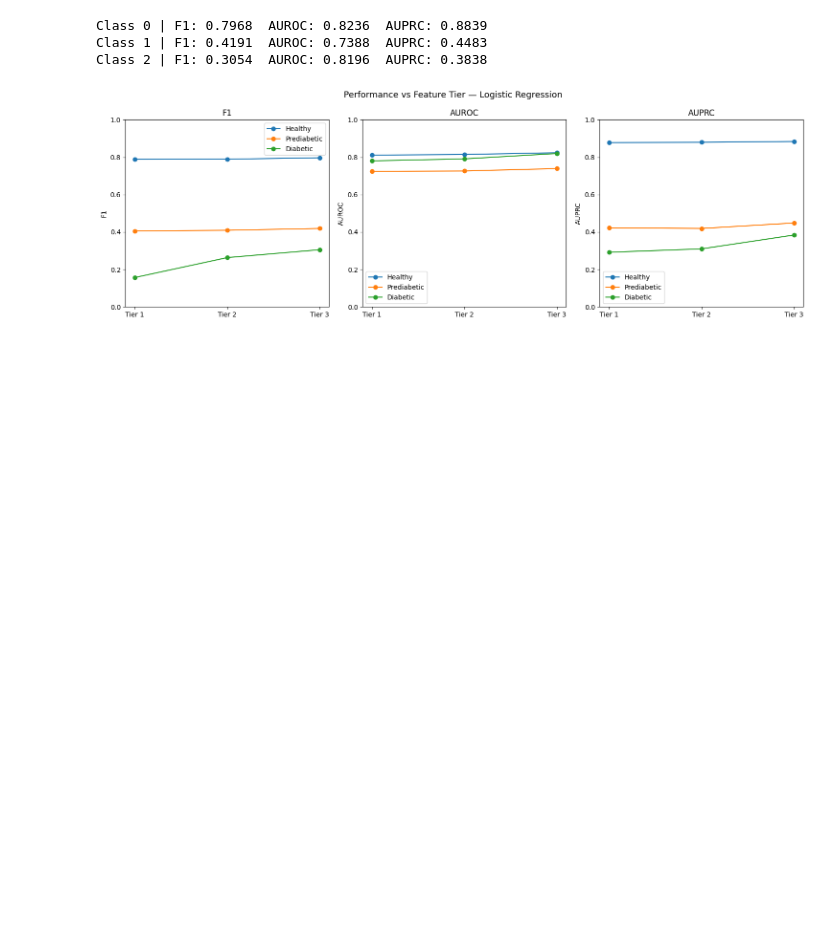
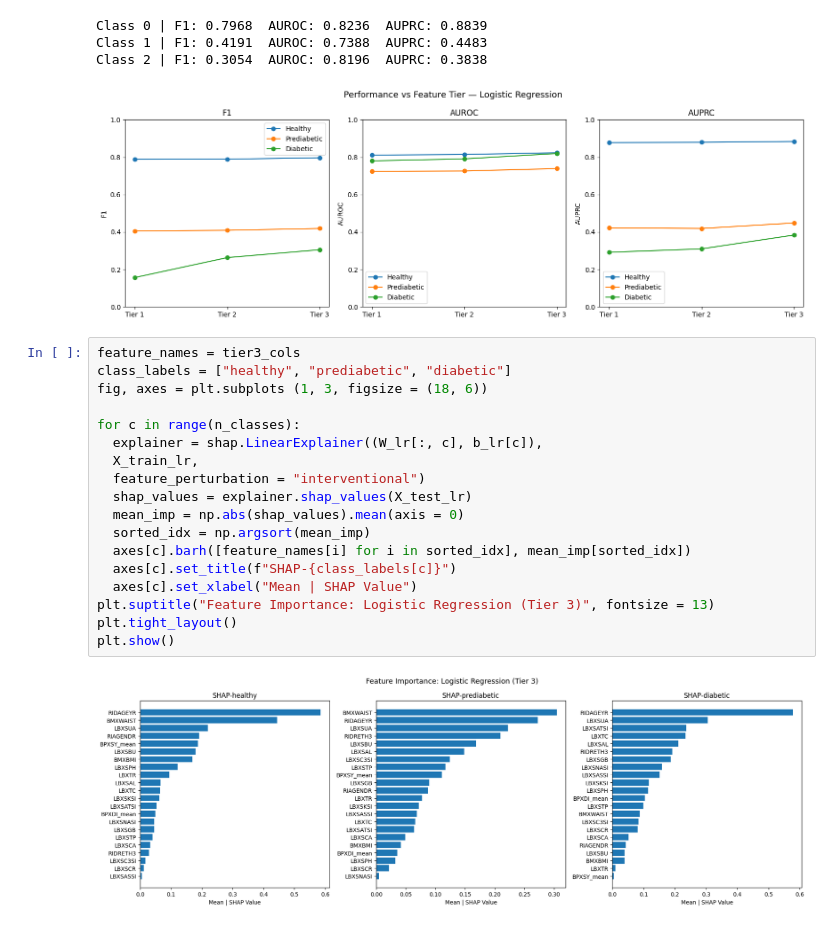
Before and after one commit to shivanshi-09/IML_Midterm, a Jupyter notebook: LogisticRegressionDiabetes.ipynb, the cells around one changed output. Saved outputs shown, nothing was run; the diff lists cells and outputs as text; blank space fills up the shorter version.

Commit message:
Added SHAP

```diff
--- a/LogisticRegressionDiabetes.ipynb
+++ b/LogisticRegressionDiabetes.ipynb
@@ -238,3 +239,23 @@ Class 0 | F1: 0.7968  AUROC: 0.8236  AUPRC: 0.8839
 Class 1 | F1: 0.4191  AUROC: 0.7388  AUPRC: 0.4483
 Class 2 | F1: 0.3054  AUROC: 0.8196  AUPRC: 0.3838
 [figure]
+# %%
+feature_names = tier3_cols
+class_labels = ["healthy", "prediabetic", "diabetic"]
+fig, axes = plt.subplots (1, 3, figsize = (18, 6))
+
+for c in range(n_classes):
+  explainer = shap.LinearExplainer((W_lr[:, c], b_lr[c]),
+  X_train_lr,
+  feature_perturbation = "interventional")
+  shap_values = explainer.shap_values(X_test_lr)
+  mean_imp = np.abs(shap_values).mean(axis = 0)
+  sorted_idx = np.argsort(mean_imp)
+  axes[c].barh([feature_names[i] for i in sorted_idx], mean_imp[sorted_idx])
+  axes[c].set_title(f"SHAP-{class_labels[c]}")
+  axes[c].set_xlabel("Mean | SHAP Value")
+plt.suptitle("Feature Importance: Logistic Regression (Tier 3)", fontsize = 13)
+plt.tight_layout()
+plt.show()
+# %% [output]
+[figure, added]
```
Also changed, not shown: parts of 1 cell of this notebook.
